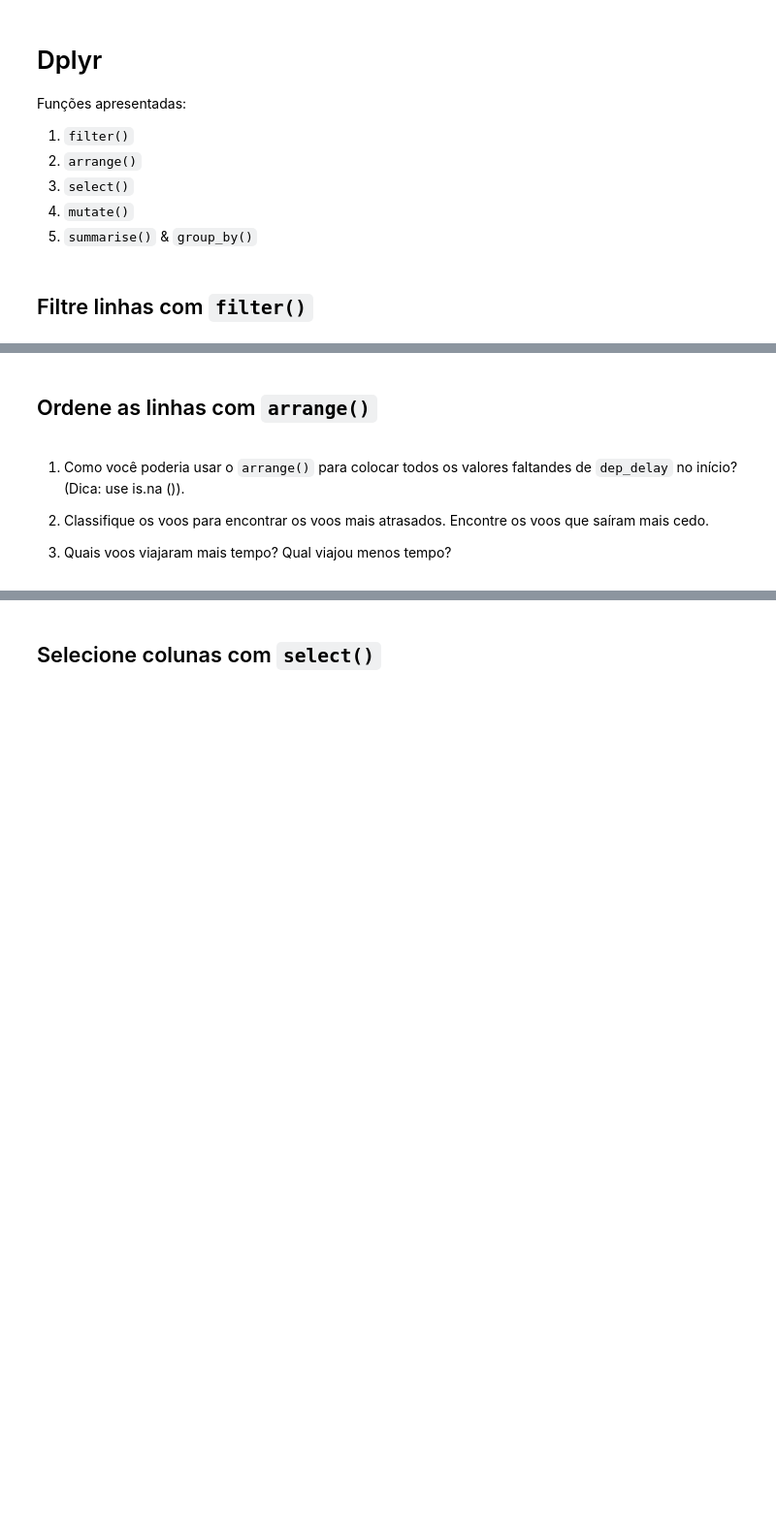
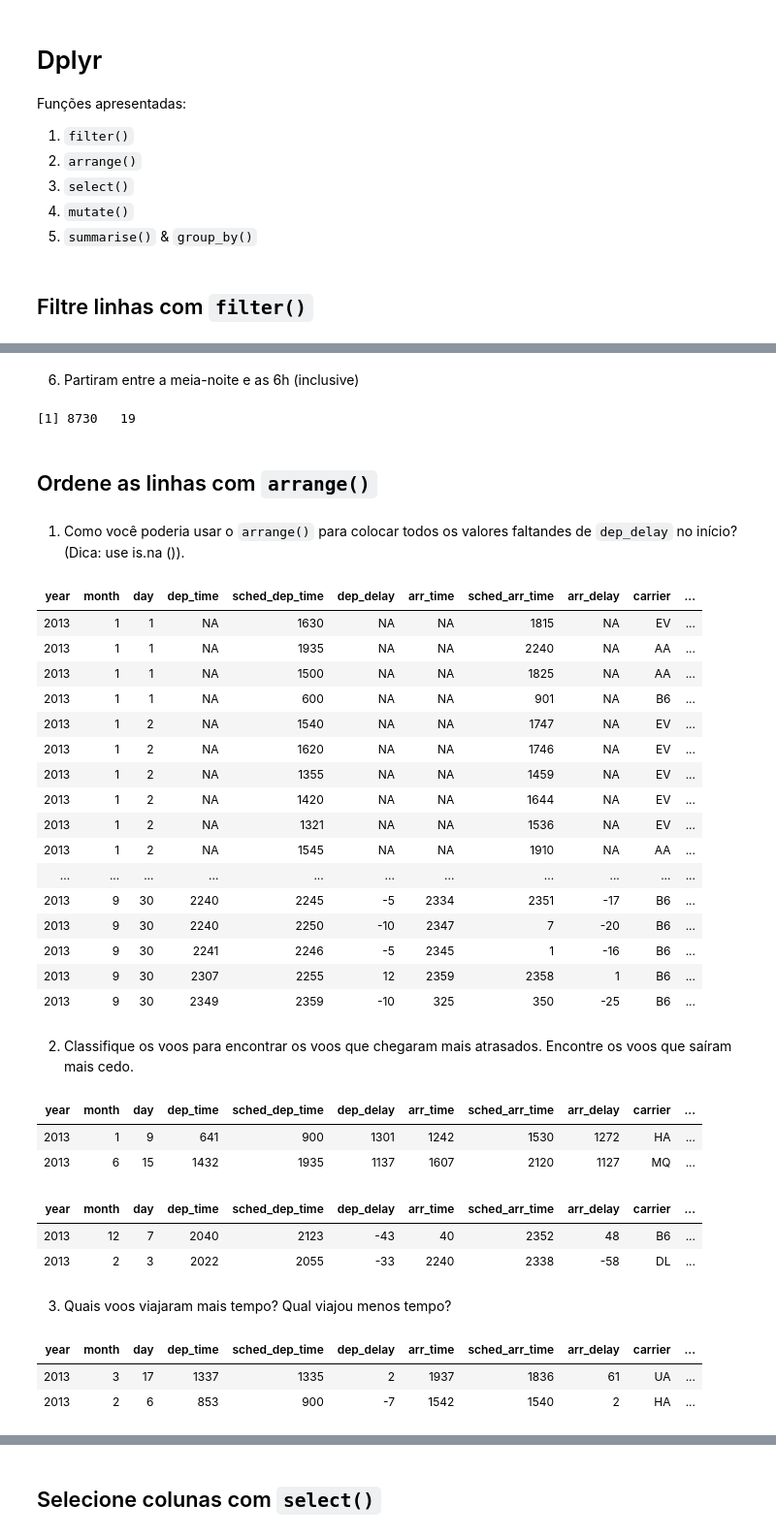
Before and after one commit to gruposisda/fa084-2019-1S, a Jupyter notebook: 09_CRISP-DM/aula_09-base.ipynb, the cells around one changed output, grey strips where cells are left out. Shown at 97% size. Drawn from its saved outputs; the diff is of its cells as text; code cells hidden in the pictures; blank space fills up the shorter version.

```diff
--- a/09_CRISP-DM/aula_09-base.ipynb
+++ b/09_CRISP-DM/aula_09-base.ipynb
@@ -61,2 +90,8 @@ Encontre o número de voos que:
+# %% [markdown]
+6. Partiram entre a meia-noite e as 6h (inclusive)
+# %%
+flights  %>%  filter(dep_time > 0 & dep_time < 600)  %>%  dim()
+# %% [output]
+[1] 8730   19
 # %% [markdown]
 ## Ordene as linhas com  `arrange()`
@@ -63,6 +100,44 @@ Encontre o número de voos que:
 # %% [markdown]
 1. Como você poderia usar o `arrange()` para colocar todos os valores faltandes de `dep_delay` no início? (Dica: use is.na ()).
-
-2. Classifique os voos para encontrar os voos mais atrasados. Encontre os voos que saíram mais cedo.
-
-3. Quais voos viajaram mais tempo? Qual viajou menos tempo?
+# %%
+flights %>% arrange(desc(is.na(dep_delay)))
+# %% [output]
+| year | month | day | dep_time | sched_dep_time | dep_delay | arr_time | sched_arr_time | arr_delay | carrier | ... |
+| 2013 | 1 | 1 | NA | 1630 | NA | NA | 1815 | NA | EV | ... |
+| 2013 | 1 | 1 | NA | 1935 | NA | NA | 2240 | NA | AA | ... |
+| 2013 | 1 | 1 | NA | 1500 | NA | NA | 1825 | NA | AA | ... |
+| 2013 | 1 | 1 | NA | 600 | NA | NA | 901 | NA | B6 | ... |
+| 2013 | 1 | 2 | NA | 1540 | NA | NA | 1747 | NA | EV | ... |
+| 2013 | 1 | 2 | NA | 1620 | NA | NA | 1746 | NA | EV | ... |
+| 2013 | 1 | 2 | NA | 1355 | NA | NA | 1459 | NA | EV | ... |
+| 2013 | 1 | 2 | NA | 1420 | NA | NA | 1644 | NA | EV | ... |
+| 2013 | 1 | 2 | NA | 1321 | NA | NA | 1536 | NA | EV | ... |
+| 2013 | 1 | 2 | NA | 1545 | NA | NA | 1910 | NA | AA | ... |
+| ... | ... | ... | ... | ... | ... | ... | ... | ... | ... | ... |
+| 2013 | 9 | 30 | 2240 | 2245 | -5 | 2334 | 2351 | -17 | B6 | ... |
+| 2013 | 9 | 30 | 2240 | 2250 | -10 | 2347 | 7 | -20 | B6 | ... |
+| 2013 | 9 | 30 | 2241 | 2246 | -5 | 2345 | 1 | -16 | B6 | ... |
+| 2013 | 9 | 30 | 2307 | 2255 | 12 | 2359 | 2358 | 1 | B6 | ... |
+| 2013 | 9 | 30 | 2349 | 2359 | -10 | 325 | 350 | -25 | B6 | ... |
+# %% [markdown]
+2. Classifique os voos para encontrar os voos que chegaram mais atrasados. Encontre os voos que saíram mais cedo.
+# %%
+flights %>% arrange(desc(arr_delay)) %>% head(2)
+# %% [output]
+| year | month | day | dep_time | sched_dep_time | dep_delay | arr_time | sched_arr_time | arr_delay | carrier | ... |
+| 2013 | 1 | 9 | 641 | 900 | 1301 | 1242 | 1530 | 1272 | HA | ... |
+| 2013 | 6 | 15 | 1432 | 1935 | 1137 | 1607 | 2120 | 1127 | MQ | ... |
+# %%
+flights %>% arrange(dep_delay) %>% head(2)
+# %% [output]
+| year | month | day | dep_time | sched_dep_time | dep_delay | arr_time | sched_arr_time | arr_delay | carrier | ... |
+| 2013 | 12 | 7 | 2040 | 2123 | -43 | 40 | 2352 | 48 | B6 | ... |
+| 2013 | 2 | 3 | 2022 | 2055 | -33 | 2240 | 2338 | -58 | DL | ... |
+# %% [markdown]
+3. Quais voos viajaram mais tempo? Qual viajou menos tempo?
+# %%
+flights %>% arrange(desc(air_time)) %>% head(2)
+# %% [output]
+| year | month | day | dep_time | sched_dep_time | dep_delay | arr_time | sched_arr_time | arr_delay | carrier | ... |
+| 2013 | 3 | 17 | 1337 | 1335 | 2 | 1937 | 1836 | 61 | UA | ... |
+| 2013 | 2 | 6 | 853 | 900 | -7 | 1542 | 1540 | 2 | HA | ... |
```
Also changed, not shown: parts of 49 cells of this notebook, 3 other files.
